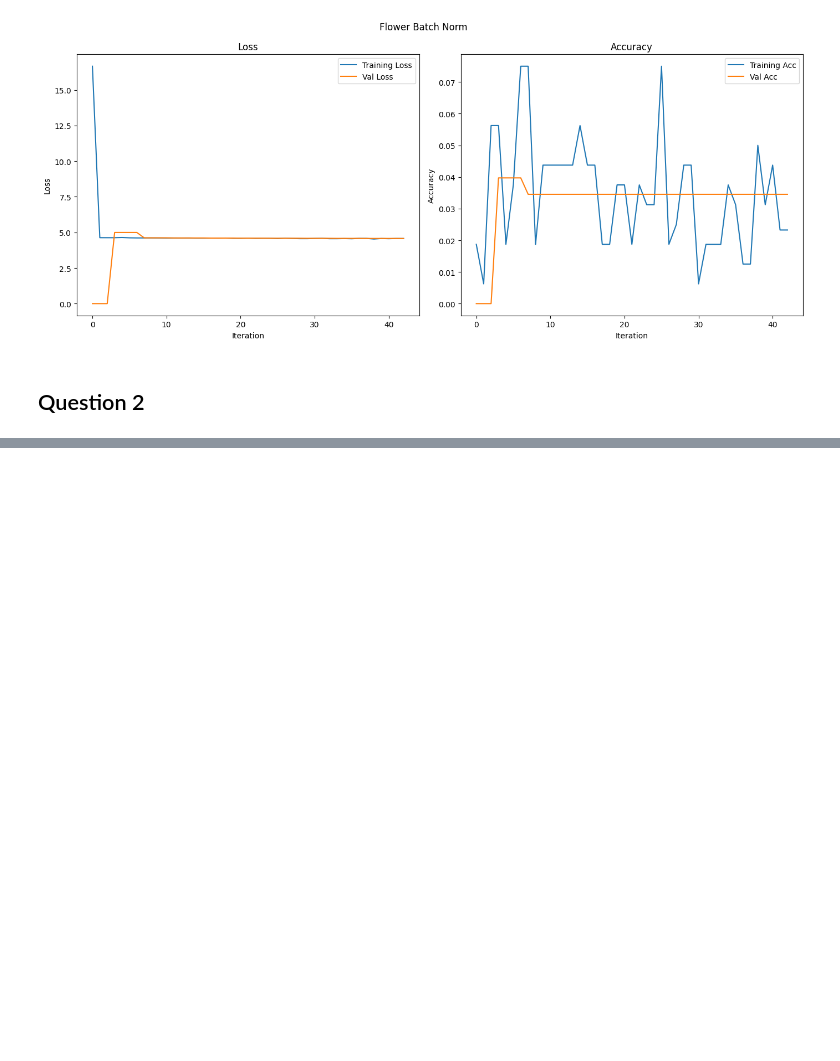
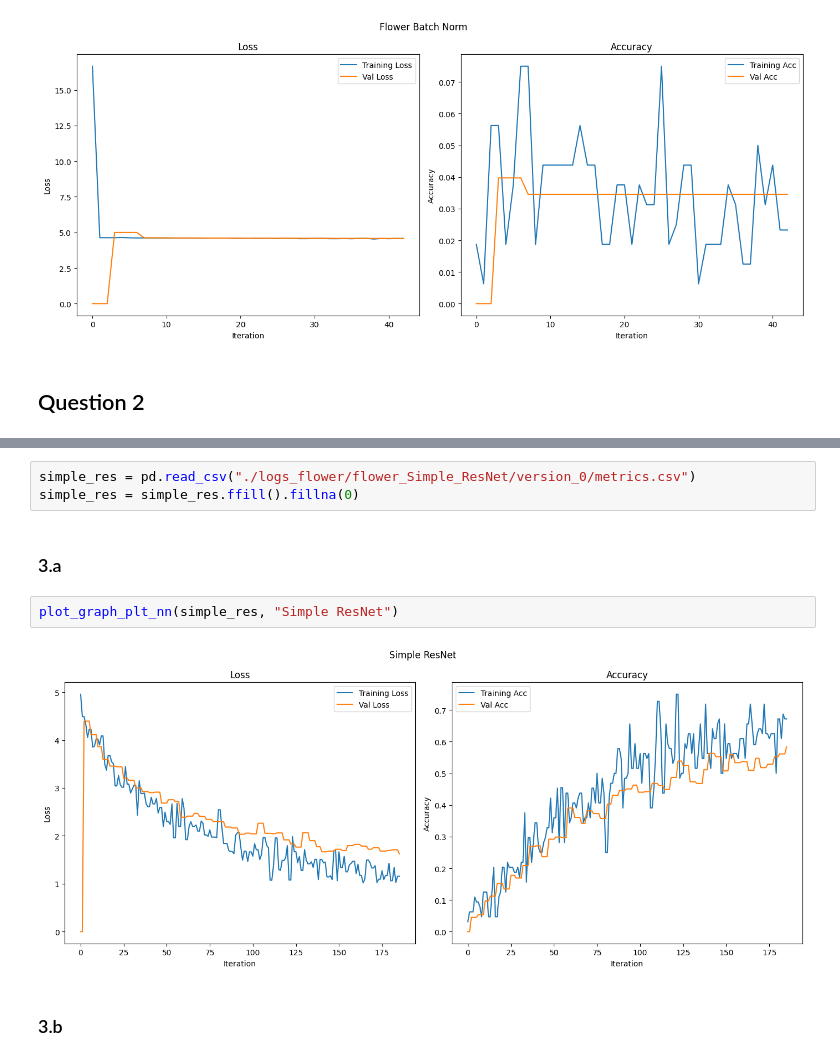
Before and after one commit to KeithLin724/NYCU_DeepLearning_2025, a Jupyter notebook: HW1/hw1__StudentID_.ipynb, the cells around one changed output, grey strips where cells are left out. Drawn from its saved outputs; the diff is of its cells as text; blank space fills up the shorter version.

```diff
--- a/HW1/hw1__StudentID_.ipynb
+++ b/HW1/hw1__StudentID_.ipynb
@@ -1250,0 +1458,11 @@ class LayerNormCNN(L.LightningModule):
+# %%
+simple_res = pd.read_csv("./logs_flower/flower_Simple_ResNet/version_0/metrics.csv")
+simple_res = simple_res.ffill().fillna(0)
+# %% [markdown]
+### 3.a
+# %%
+plot_graph_plt_nn(simple_res, "Simple ResNet")
+# %% [output]
+[figure, added]
+# %% [markdown]
+### 3.b
```
Also changed, not shown: parts of 27 cells of this notebook.
